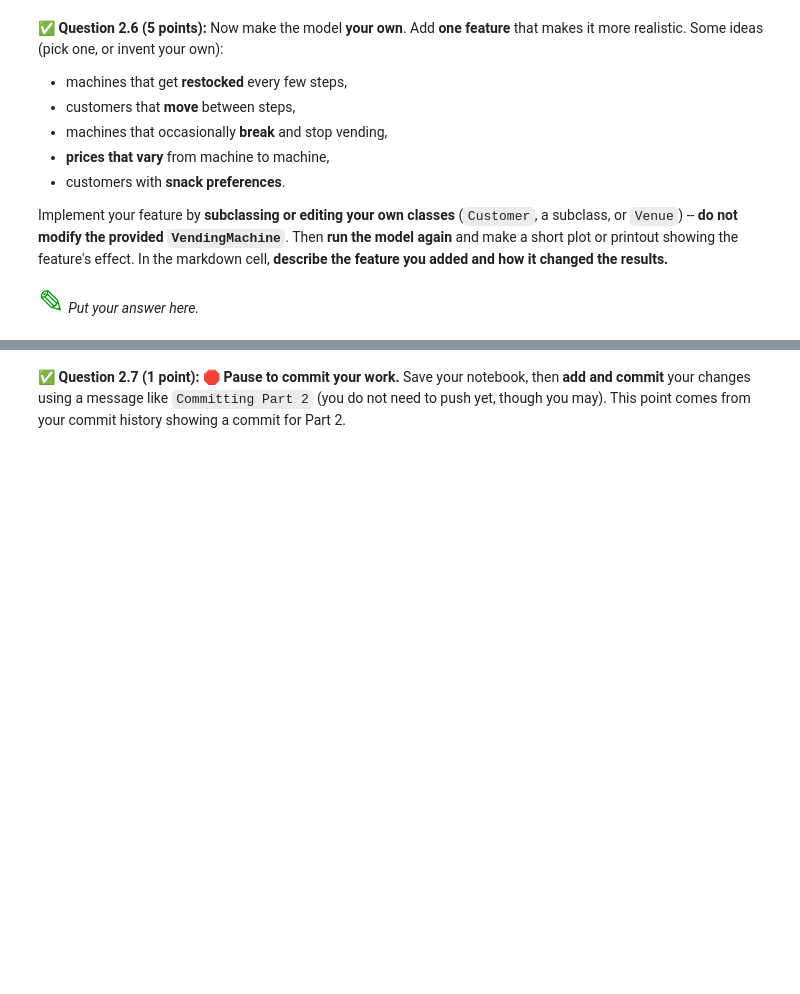
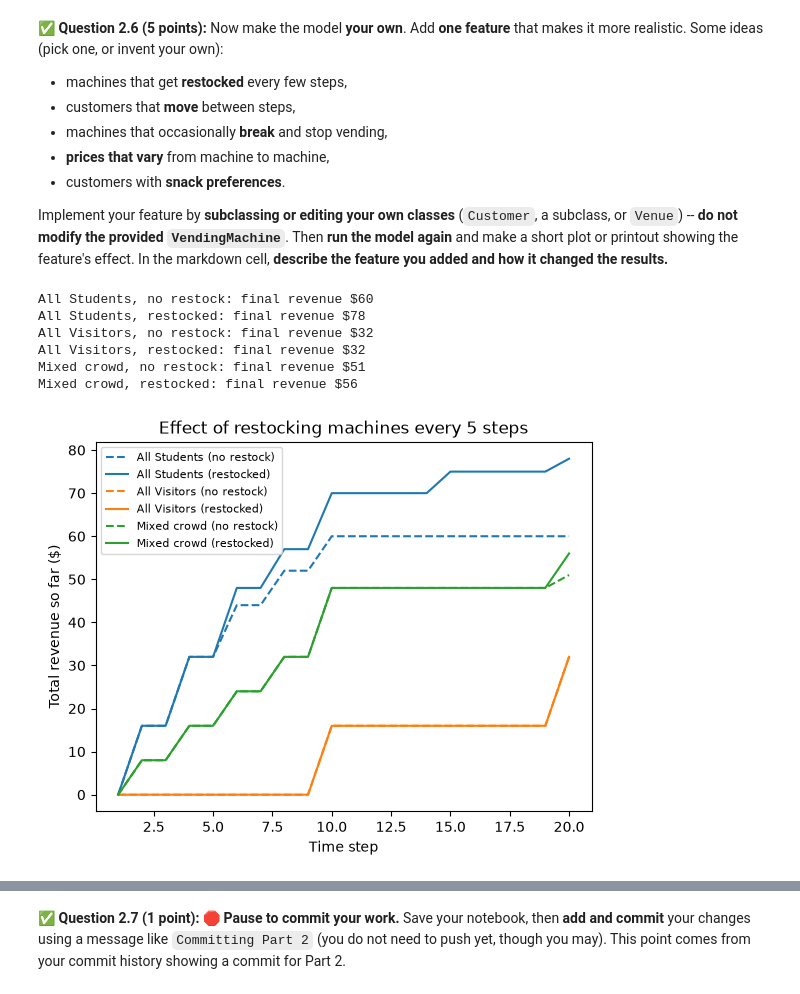
Before and after one commit to rotolejo-code/CMSE202-f26-turnin, a Jupyter notebook: hw-02/HW02-ABMandGraphTheory-STUDENT.ipynb, the cells around one changed output, grey strips where cells are left out. Saved outputs shown, nothing was run; the diff lists cells and outputs as text; code cells hidden in the pictures; blank space fills up the shorter version.

```diff
--- a/hw-02/HW02-ABMandGraphTheory-STUDENT.ipynb
+++ b/hw-02/HW02-ABMandGraphTheory-STUDENT.ipynb
@@ -383,2 +466,41 @@ how it changed the results.**
-# %% [markdown]
-<font size=6 color="#009600">&#9998;</font> *Put your answer here.*
+# %%
+# Put your enhancement here: implement the feature, run the model, and show its effect.
+# Enhancement: machines get restocked every few steps.
+class RestockingVenue(Venue):
+    def __init__(self, machines, customers, restock_every=5):
+        """A Venue that gives each machine one of every snack every steps."""
+        super().__init__(machines, customers)
+        self.restock_every = restock_every
+
+    def step(self):
+        """Restock on schedule then run the normal step."""
+        if (len(self.history) + 1) % self.restock_every == 0:
+            for machine in self.machines:
+                machine.restock(SNACKS)
+        super().step()
+
+
+n_steps = 20
+populations = {"All Students": (16, 0), "All Visitors": (0, 16), "Mixed crowd": (8, 8)}
+venue_types = {"no restock": (Venue, "--"), "restocked": (RestockingVenue, "-")}
+
+for i, (label, (n_students, n_visitors)) in enumerate(populations.items()):
+    for kind, (venue_class, style) in venue_types.items():
+        v = build_venue(n_students, n_visitors)
+        history = venue_class(v.machines, v.customers).run(n_steps)
+        plt.plot(range(1, n_steps + 1), history, style, color=f"C{i}", label=f"{label} ({kind})")
+        print(f"{label}, {kind}: final revenue ${history[-1]}")
+
+plt.xlabel("Time step")
+plt.ylabel("Total revenue so far ($)")
+plt.title("Effect of restocking machines every 5 steps")
+plt.legend(fontsize=8)
+plt.show()
+# %% [output]
+All Students, no restock: final revenue $60
+All Students, restocked: final revenue $78
+All Visitors, no restock: final revenue $32
+All Visitors, restocked: final revenue $32
+Mixed crowd, no restock: final revenue $51
+Mixed crowd, restocked: final revenue $56
+[figure, added]
```
Also changed, not shown: parts of 15 cells of this notebook.
